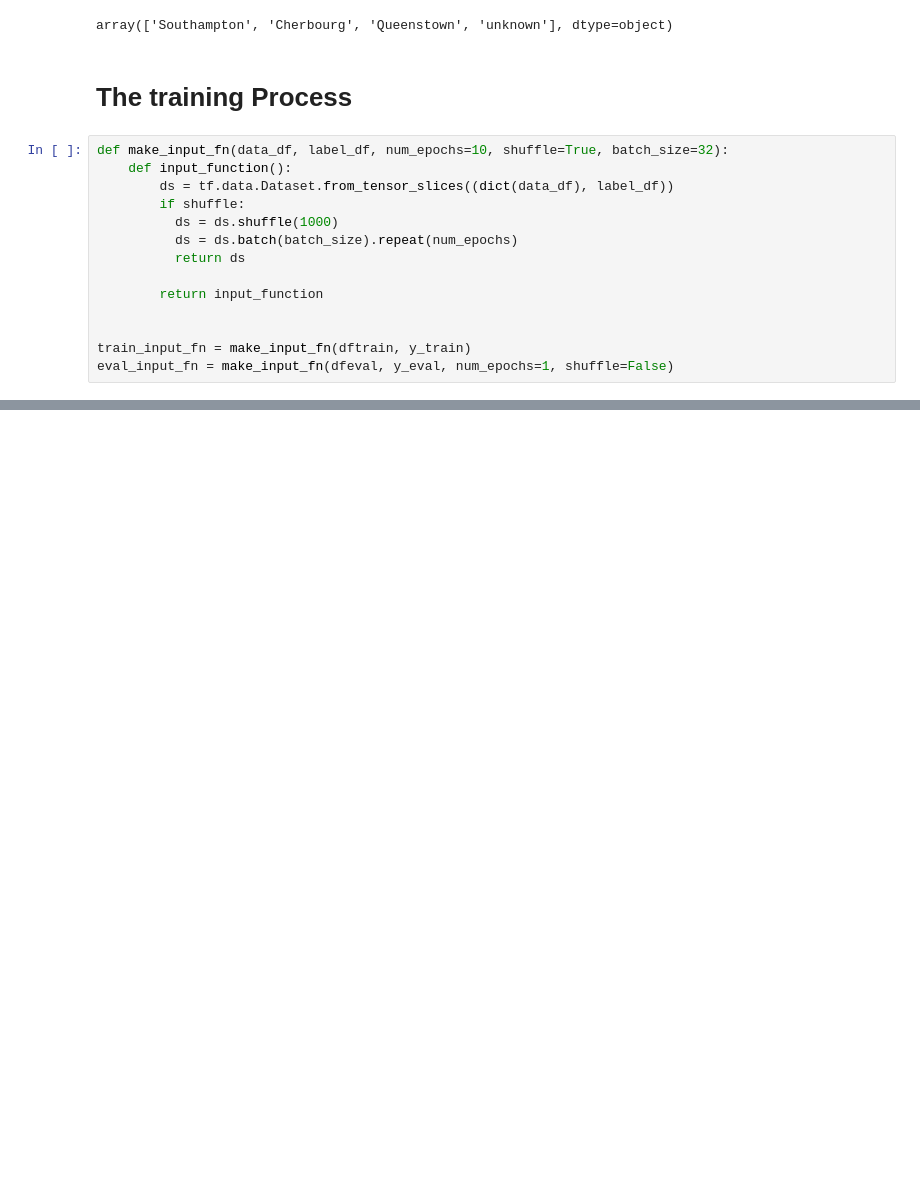
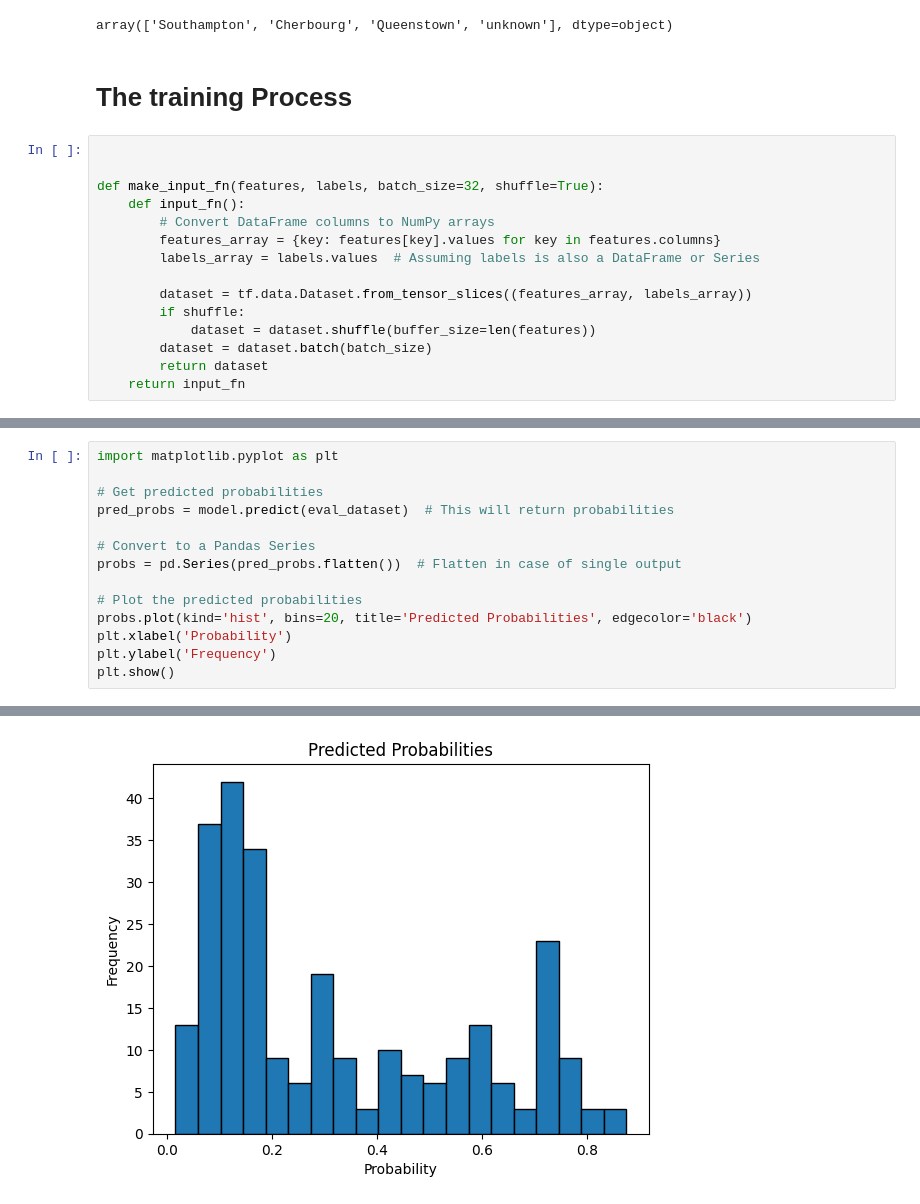
Before and after one commit to PrajwalRaj21/Machine-Learning-With-Python, a Jupyter notebook: Linear_Regression.ipynb, the cells around one changed output, grey strips where cells are left out. Saved outputs shown, nothing was run; the diff lists cells and outputs as text; blank space fills up the shorter version.

Commit message:
Titanic Dataset Linear Regression

```diff
--- a/Linear_Regression.ipynb
+++ b/Linear_Regression.ipynb
@@ -109,17 +125,18 @@ dftrain['embark_town'].unique()
 array(['Southampton', 'Cherbourg', 'Queenstown', 'unknown'], dtype=object)
 # %% [markdown]
 # **The training Process**
-# %%
-def make_input_fn(data_df, label_df, num_epochs=10, shuffle=True, batch_size=32):
-    def input_function():
-        ds = tf.data.Dataset.from_tensor_slices((dict(data_df), label_df))
-        if shuffle:
-          ds = ds.shuffle(1000)
-          ds = ds.batch(batch_size).repeat(num_epochs)
-          return ds
-
-        return input_function
-
-
-train_input_fn = make_input_fn(dftrain, y_train)
-eval_input_fn = make_input_fn(dfeval, y_eval, num_epochs=1, shuffle=False)
+# %%
+
+
+def make_input_fn(features, labels, batch_size=32, shuffle=True):
+    def input_fn():
+        # Convert DataFrame columns to NumPy arrays
+        features_array = {key: features[key].values for key in features.columns}
+        labels_array = labels.values  # Assuming labels is also a DataFrame or Series
+
+        dataset = tf.data.Dataset.from_tensor_slices((features_array, labels_array))
+        if shuffle:
+            dataset = dataset.shuffle(buffer_size=len(features))
+        dataset = dataset.batch(batch_size)
+        return dataset
+    return input_fn
@@ -125,0 +246,15 @@ eval_input_fn = make_input_fn(dfeval, y_eval, num_epochs=1, shuffle=False)
+# %%
+import matplotlib.pyplot as plt
+
+# Get predicted probabilities
+pred_probs = model.predict(eval_dataset)  # This will return probabilities
+
+# Convert to a Pandas Series
+probs = pd.Series(pred_probs.flatten())  # Flatten in case of single output
+
+# Plot the predicted probabilities
+probs.plot(kind='hist', bins=20, title='Predicted Probabilities', edgecolor='black')
+plt.xlabel('Probability')
+plt.ylabel('Frequency')
+plt.show()
+# %% [output]
@@ -125,0 +262 @@ eval_input_fn = make_input_fn(dfeval, y_eval, num_epochs=1, shuffle=False)
+[figure, added]
```
Also changed, not shown: parts of 8 cells of this notebook.
